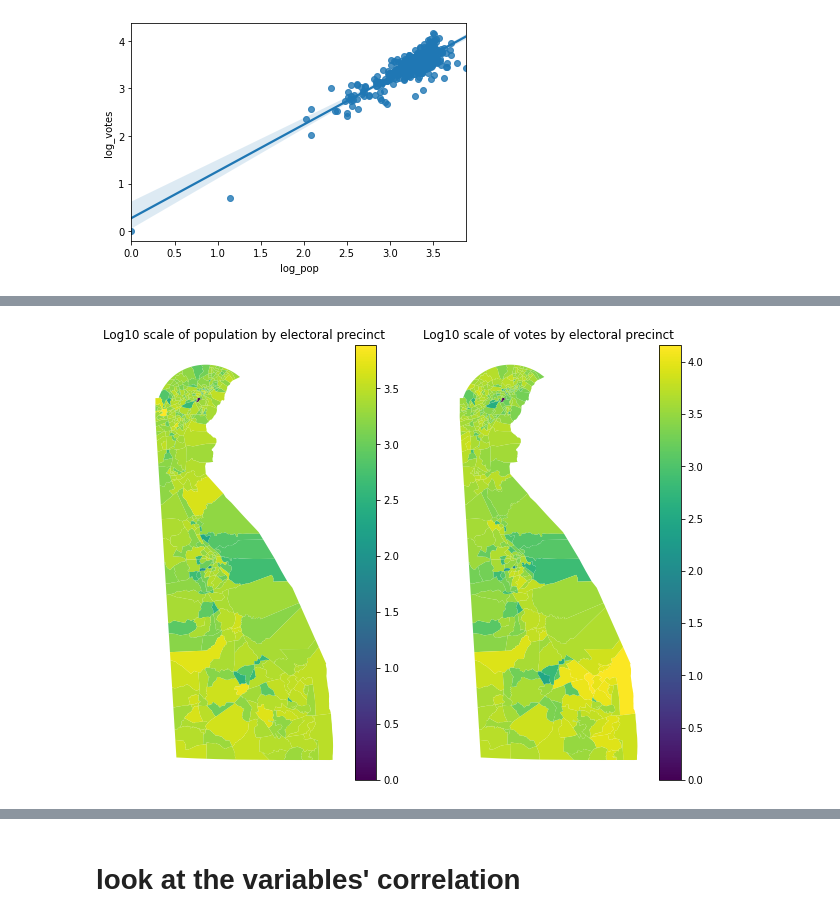
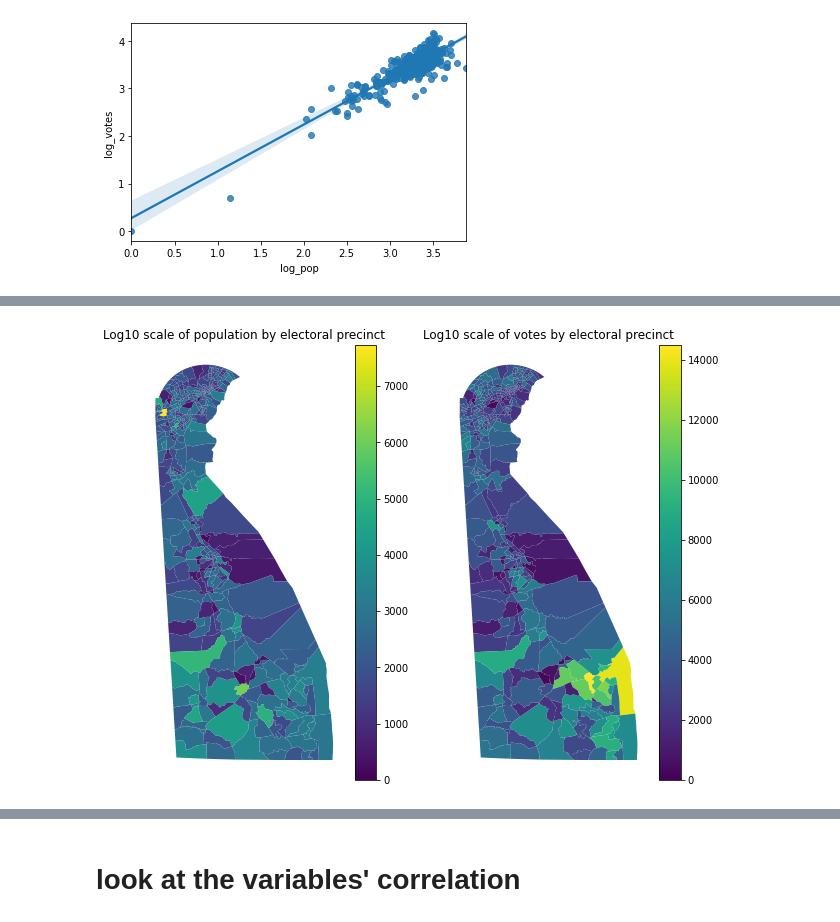
Before and after one commit to KLeeDE/PUS2020_KLee, a Jupyter notebook: HW5/DEelectoral_HW5_Kyungmin.ipynb, the cells around one changed output, grey strips where cells are left out. Saved outputs shown, nothing was run; the diff lists cells and outputs as text; code cells hidden in the pictures.

```diff
--- a/HW5/DEelectoral_HW5_Kyungmin.ipynb
+++ b/HW5/DEelectoral_HW5_Kyungmin.ipynb
@@ -118,0 +114,5 @@ import seaborn as sns
+# %%
+# Calculate population density
+de_elecmap["popdensity"] = de_elecmap["POPULATION"] / (de_elecmap["geometry"].area/10**6)
+de_elecmap["log_popden"] = np.log10(de_elecmap.popdensity)
+de_elecmap.head()
@@ -156,15 +166,14 @@ plt.show()
 # %%
-# this is just an option for one of the plot. choose your esthetic and functionality as you see fit
 fig = plt.figure(figsize=(10,8))
 
 ax = fig.add_subplot(121)
-de_elecmap.plot(column="log_pop", ax=ax, legend=True)
+de_elecmap.plot(column="POPULATION", ax=ax, legend=True)
 plt.title("Log10 scale of population by electoral precinct")
 ax.axis('off');
 
 ax = fig.add_subplot(122)
-de_elecmap.plot(column="log_votes", ax=ax, legend=True)
+de_elecmap.plot(column="votes", ax=ax, legend=True)
 plt.title("Log10 scale of votes by electoral precinct")
 ax.axis('off');
 # %% [output]
-[figure, old version]
+[figure, new version]
```
Also changed, not shown: parts of 29 cells of this notebook.
